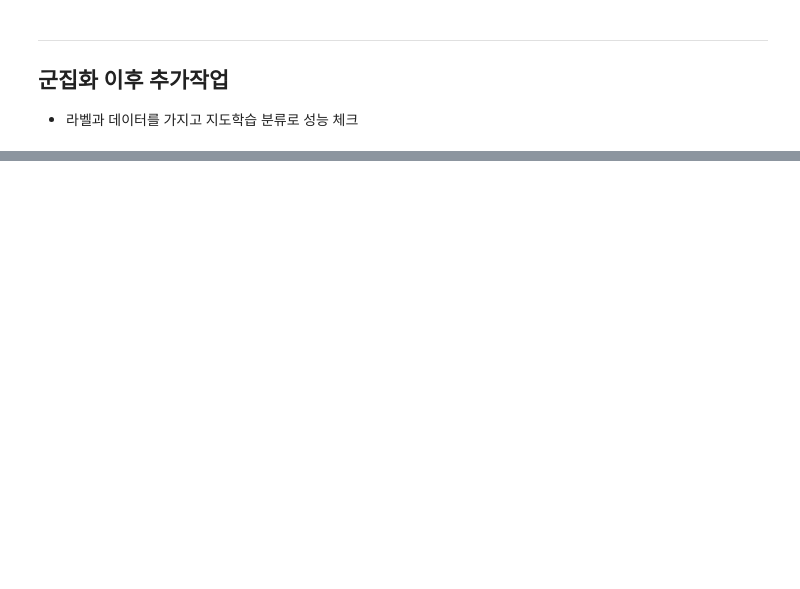
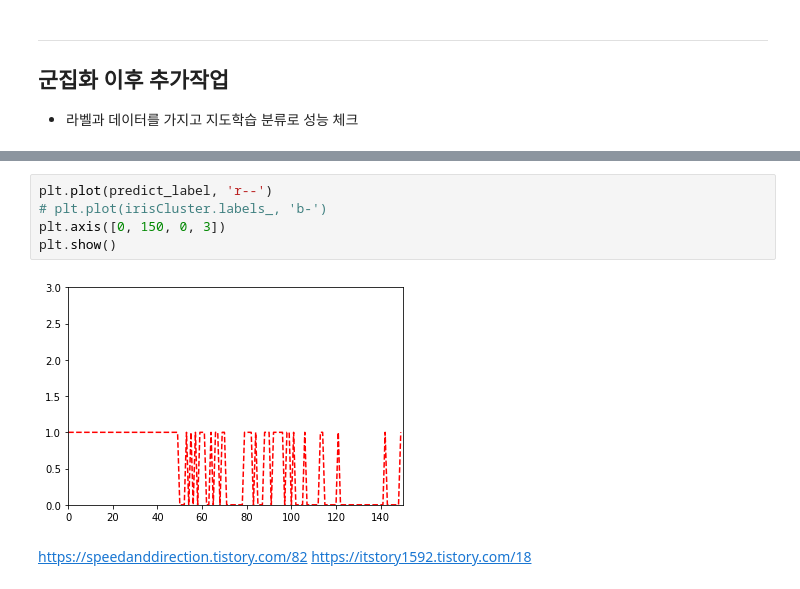
Before and after one commit to qud0511/Machine-Learning, a Jupyter notebook: Kim_ML/lesson/Deep-L/0919_KMeans_iris.ipynb, the cells around one changed output, grey strips where cells are left out. Saved outputs shown, nothing was run; the diff lists cells and outputs as text; blank space fills up the shorter version.

```diff
--- a/Kim_ML/lesson/Deep-L/0919_KMeans_iris.ipynb
+++ b/Kim_ML/lesson/Deep-L/0919_KMeans_iris.ipynb
@@ -161,0 +220,10 @@ silhouette_score(data, irisCluster.labels_, metric='euclidean')
+# %%
+plt.plot(predict_label, 'r--')
+# plt.plot(irisCluster.labels_, 'b-')
+plt.axis([0, 150, 0, 3])
+plt.show()
+# %% [output]
+[figure, added]
+# %% [markdown]
+https://speedanddirection.tistory.com/82
+https://itstory1592.tistory.com/18
```
Also changed, not shown: parts of 7 cells of this notebook, 1 other file.
